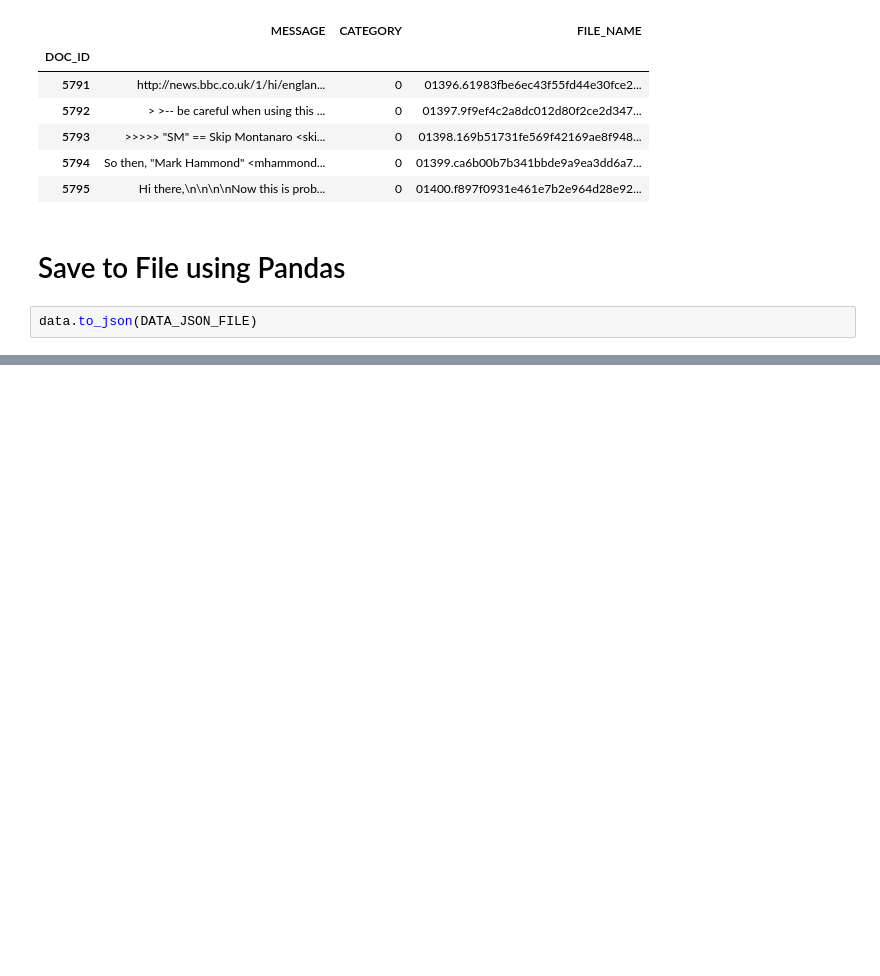
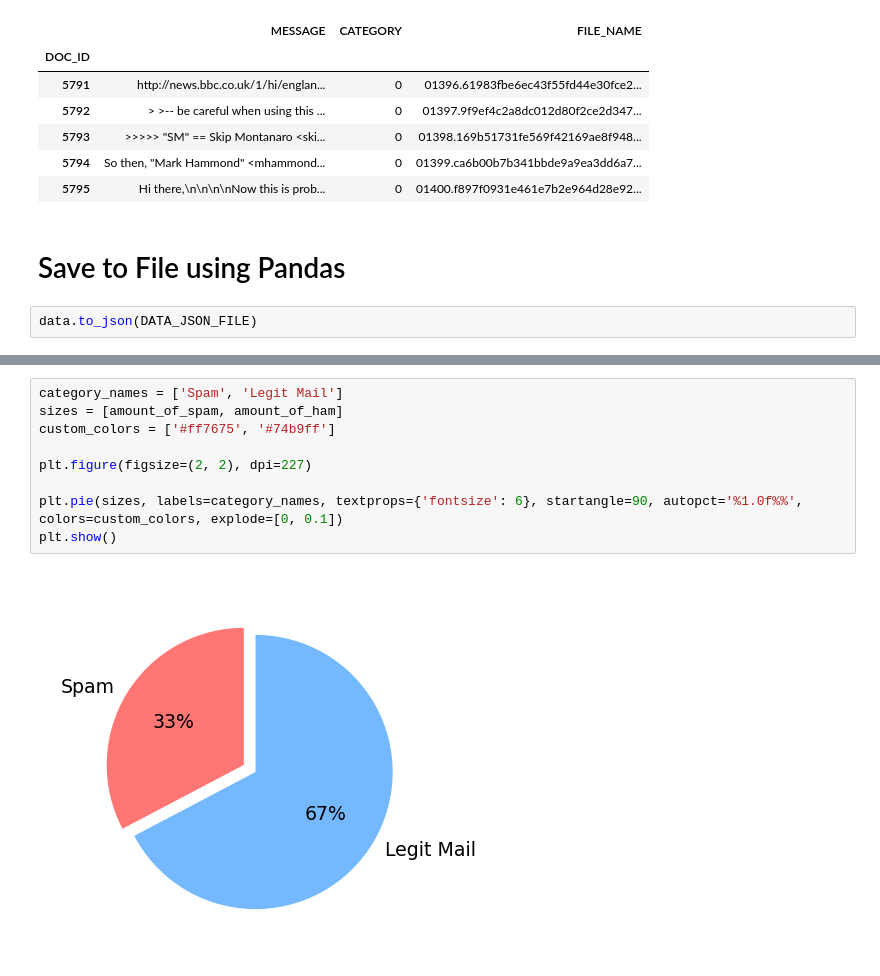
Before and after one commit to abhijoshi2k/spam-email-classification, a Jupyter notebook: Bayes Classifier.ipynb, the cells around one changed output, grey strips where cells are left out. Saved outputs shown, nothing was run; the diff lists cells and outputs as text; blank space fills up the shorter version.

```diff
--- a/Bayes Classifier.ipynb
+++ b/Bayes Classifier.ipynb
@@ -255,0 +281,11 @@ data.to_json(DATA_JSON_FILE)
+# %%
+category_names = ['Spam', 'Legit Mail']
+sizes = [amount_of_spam, amount_of_ham]
+custom_colors = ['#ff7675', '#74b9ff']
+
+plt.figure(figsize=(2, 2), dpi=227)
+
+plt.pie(sizes, labels=category_names, textprops={'fontsize': 6}, startangle=90, autopct='%1.0f%%', colors=custom_colors, explode=[0, 0.1])
+plt.show()
+# %% [output]
+[figure, added]
```
Also changed, not shown: parts of 8 cells of this notebook.
